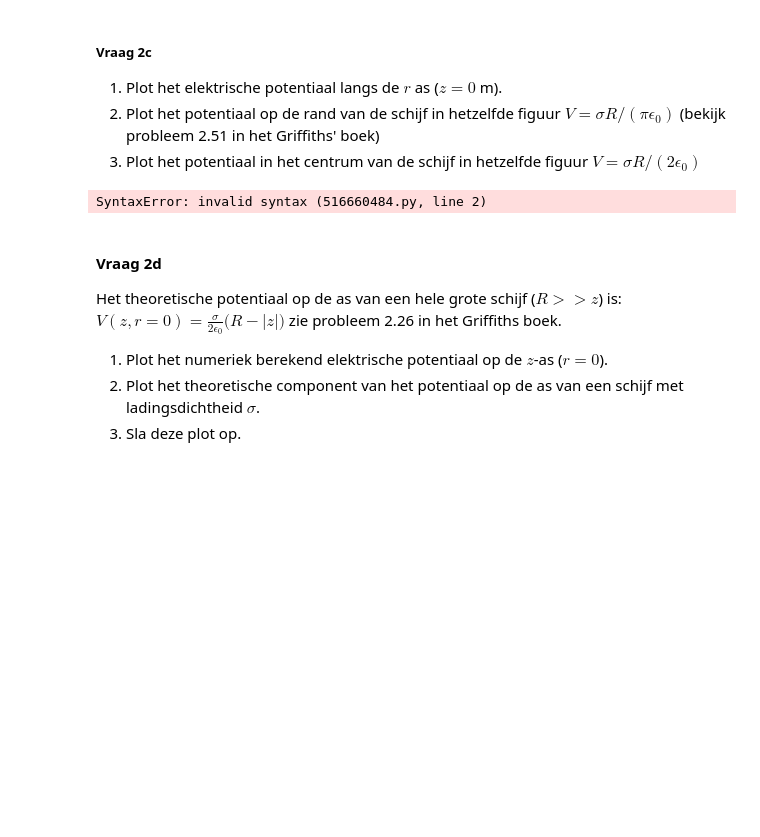
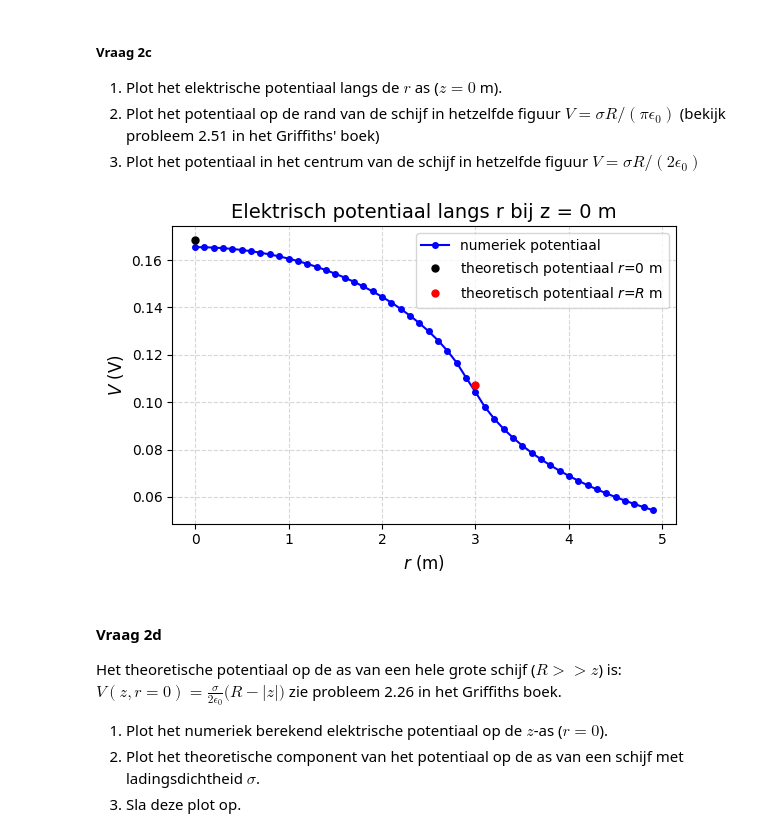
Before and after one commit to Tpalders/opdrachten-DEF-D, a Jupyter notebook: DigitaleOntwerpopdrachten/1CondensatorOpdracht/CondensatorOntwerpopdracht.ipynb, the cells around one changed output. Cells and saved outputs as stored; diff of their text form; code cells hidden in the pictures; blank space fills up the shorter version.

```diff
--- a/DigitaleOntwerpopdrachten/1CondensatorOpdracht/CondensatorOntwerpopdracht.ipynb
+++ b/DigitaleOntwerpopdrachten/1CondensatorOpdracht/CondensatorOntwerpopdracht.ipynb
@@ -242,6 +254,9 @@ Pas de cel die je in vraag 2a hebt aangepast weer aan naar de originele waardes.
 Het aantal punten dat gebruikt wordt om de schijf te creëren is number_point_charges_on_disk en de lading van een punt is charge_one_point in Coulomb.
 1. Bereken en print de ladingsdichtheid $\sigma$ met een correcte eenheid.
 # %%
-###
-###Hier jouw code###
-###
+Q_total = charge_one_point * number_point_charges_on_disk # totale lading in C
+A_disk = np.pi * disk_radius**2 # oppervlakte disk in m^2
+
+sigma = Q_total/A_disk # ladingsdichtheid in C/m^2
+
+print("De ladingsdichtheid σ is", sigma, "C/m^2")
@@ -253,23 +270,26 @@ Het aantal punten dat gebruikt wordt om de schijf te creëren is number_point_ch
 (bekijk probleem 2.51 in het Griffiths' boek)
 3. Plot het potentiaal in het centrum van de schijf in hetzelfde figuur $V = \sigma R/(2 \epsilon_0)$
 # %%
-# Vul deze code aan zodat deze vraag 2.3 beantwoord.
-idx_z_zero =
+# bereken de drie potentialen
+V = V[idx_z_zero[0], :] # potentiaal langs de r-as bij z = 0 m
+V_0 = (sigma * disk_radius) / (2 * epsilon0)  # potentiaal op r = 0
+V_R = (sigma * disk_radius) / (np.pi * epsilon0) # potentiaal op de straal van de schijf
 
-V_0 =  # potentiaal op r = 0
+# plot
+plt.figure(figsize=(6,4))
+plt.title("Elektrisch potentiaal langs r bij z = 0 m", fontsize=14)
+plt.plot(r, V, "o-", color="blue", label="numeriek potentiaal", markersize=4, linewidth=1.5)
+plt.plot(0, V_0, "k.", markersize=10, label="theoretisch potentiaal $r$=0 m")
+plt.plot(disk_radius, V_R, "r.", markersize=10, label="theoretisch potentiaal $r$=$R$ m")
 
-V_R =  # potentiaal op de straal van de schijf
-r_R =  # straal van de schijf
-
-plt.title(f"Jullie titel")
-plt.plot(r, V, "o-", label="numeriek potentiaal")
-plt.plot(0, V_0, "c.", label="theoretisch potentiaal $r$=0 m")
-plt.plot(r_R, V_R, "c.", label="theoretisch potentiaal $r$=$R$ m")
-plt.legend()
-plt.xlabel("Een relevante eenheid")
-plt.ylabel("Een relevante eenheid")
+plt.xlabel("$r$ (m)", fontsize=12)
+plt.ylabel("$V$ (V)", fontsize=12)
+plt.grid(True, linestyle="--", alpha=0.5)
+plt.legend(fontsize=10)
+plt.tight_layout()
+plt.show()
 # %% [output]
-SyntaxError: invalid syntax (516660484.py, line 2)
+[figure, added]
 # %% [markdown]
 #### Vraag 2d
 
```
Also changed, not shown: parts of 5 cells of this notebook, 3 other files.
